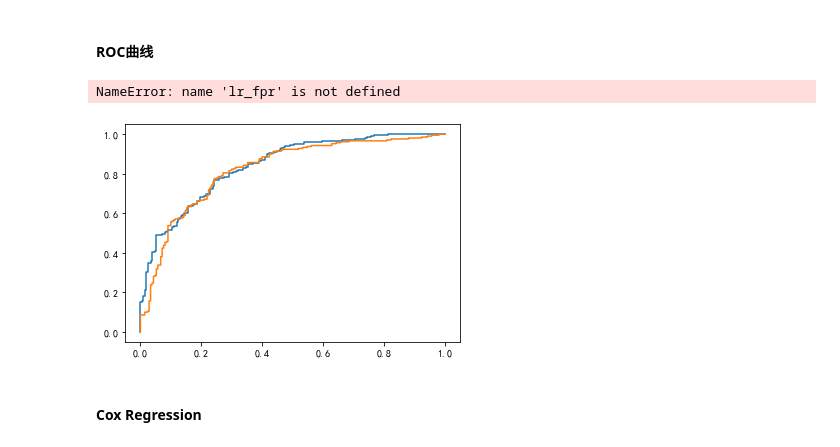
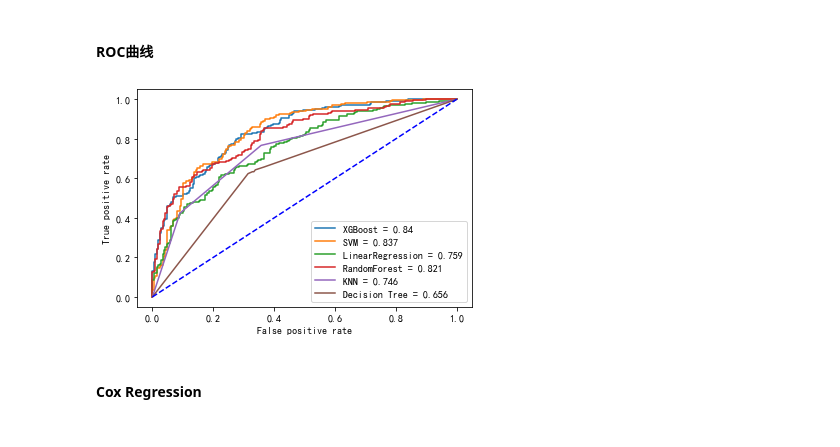
Before and after one commit to Step2312/Code, a Jupyter notebook: dpn/dpn-版本11987.ipynb, the cells around one changed output. Saved outputs shown, nothing was run; the diff lists cells and outputs as text; code cells hidden in the pictures.

```diff
--- a/dpn-版本11987.ipynb
+++ b/dpn/dpn-版本11987.ipynb
@@ -419,7 +437,7 @@ plot_roc_curve(clf_xgb,X_shap_test,y_shap_test)
 # %% [markdown]
 ### SVC
 # %%
-TRAIN_SVC = True
+TRAIN_SVC = False
 from sklearn.svm import SVC
 def objective(trial):
     train_x, valid_x, train_y, valid_y = train_test_split(
@@ -448,10 +463,5 @@ if TRAIN_SVC:
 # %%
-fixed_params = {
-    'probability':True,
-    'random_state':43,
-    'C':0.9596793665125436,
-    'gamma':0.49185960563431513
-}
+fixed_params = {'C': 0.9899203552790449, 'break_ties': False, 'cache_size': 200, 'class_weight': None, 'coef0': 0.0, 'decision_function_shape': 'ovr', 'degree': 3, 'gamma': 0.8098439704037791, 'kernel': 'rbf', 'max_iter': -1, 'probability': True, 'random_state': 43, 'shrinking': True, 'tol': 0.001, 'verbose': False}
 if TRAIN_SVC:
     clf_svc = SVC(**study.best_params)
 else:
@@ -499,12 +509,14 @@ if round(np.mean(Accuracy), 3) >=0.8:
 #### SHAP
 # %%
 from sklearn.model_selection import train_test_split
-data = pd.read_excel('./output/dpn/data/dpn_resampled.xlsx')
+import pandas as pd
+data = pd.read_excel('../output/dpn/data/dpn_resampled.xlsx')
 X_shap = data.drop(columns='分组')
+X_shap.rename(columns=zh2en,inplace=True)
 y_shap = data['分组']
-X_shap_train,X_shap_test,y_shap_train,y_shap_test = train_test_split(X_shap,y_shap,test_size=0.5,random_state=43)
+X_shap_train,X_shap_test,y_shap_train,y_shap_test = train_test_split(X_shap,y_shap,test_size=0.7,random_state=43)
 clf_svc.fit(X_shap_train,y_shap_train)
-explainer = shap.KernelExplainer(clf_svc.predict,shap.sample(X_shap_train, 2,random_state=43))
-shap_values_SVC_train = explainer.shap_values(X_shap_test)
-shap.summary_plot(shap_values_SVC_train, X_shap_test)
+explainer = shap.KernelExplainer(clf_svc.predict,shap.sample(X_shap_train, 100,random_state=43))
+shap_values_SVC_test = explainer.shap_values(X_shap_test)
+shap.summary_plot(shap_values_SVC_test, X_shap_test)
 # %% [output]
@@ -532,7 +545,7 @@ plot_roc_curve(clf_svc,X_shap_test,y_shap_test)
 # %% [markdown]
 ### LogisticRegression
 # %%
-TRAIN_LR = True
+TRAIN_LR = False
 from sklearn.linear_model import LogisticRegression
 def objective(trial):
     train_x, valid_x, train_y, valid_y = train_test_split(
@@ -899,20 +909,19 @@ plot_roc_curve(clf_knn,X_shap_test,y_shap_test)
 # %%
 import matplotlib.pyplot as plt
 plt.plot(xgb_fpr,xgb_tpr,label=f'XGBoost = {xgb_score}')
 plt.plot(svc_fpr,svc_tpr,label=f'SVM = {svc_score}')
 plt.plot(lr_fpr,lr_tpr,label=f'LinearRegression = {lr_score}')
 plt.plot(rf_fpr,rf_tpr,label=f'RandomForest = {rf_score}')
-plt.plot(knn_fpr,knn_tpr,label=f'KNN = {mlp_score}')
+plt.plot(knn_fpr,knn_tpr,label=f'KNN = {knn_score}')
 plt.plot(dt_fpr,dt_tpr,label=f'Decision Tree = {dt_score}')
 plt.plot([0,1],[0,1],'b--')
 plt.ylabel('True positive rate')
 plt.xlabel('False positive rate')
 plt.legend()
-plt.savefig('./output/dpn/confusion matrix/roc.png',dpi=999)
+plt.savefig('../output/dpn/confusion matrix/roc.png',dpi=999)
 plt.show()
 # %% [output]
-NameError: name 'lr_fpr' is not defined
-[figure, old version]
+[figure, new version]
 # %% [markdown]
 #### Cox Regression
 # %%
```
Also changed, not shown: parts of 26 cells of this notebook, 5 other files.
